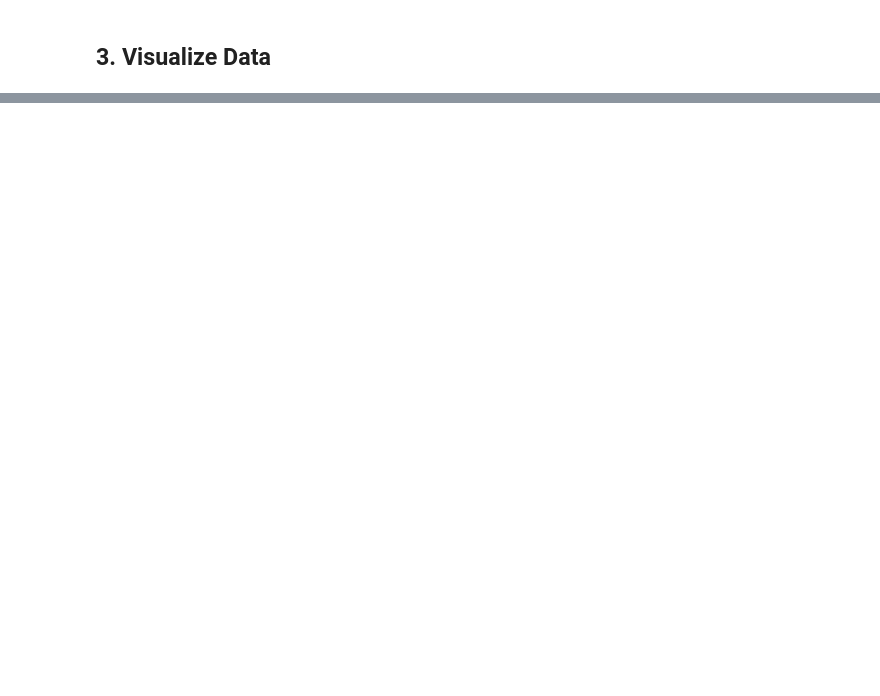
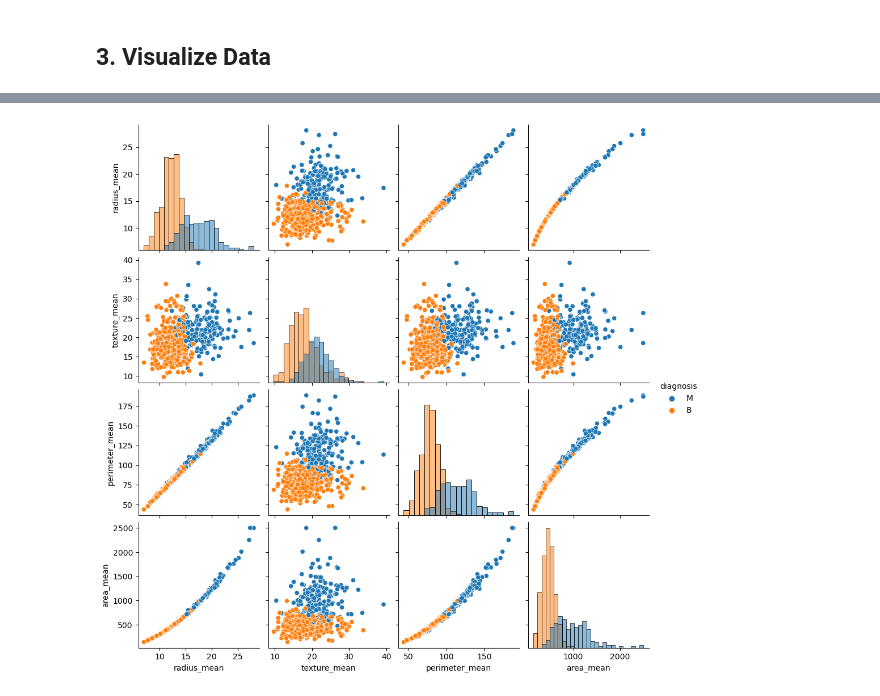
Before and after one commit to William0Friend/machine-learning, a Jupyter notebook: Lab0/Lab00_EDA_Friend_William.ipynb, the cells around one changed output, grey strips where cells are left out. Drawn from its saved outputs; the diff is of its cells as text; code cells hidden in the pictures; blank space fills up the shorter version.

```diff
--- a/Lab0/Lab00_EDA_Friend_William.ipynb
+++ b/Lab0/Lab00_EDA_Friend_William.ipynb
@@ -23,7 +23,7 @@ warnings.filterwarnings('ignore')
 # %%
 # 1.1 read the data into dataframe from the csv file breast_cancer.csv
 # your source code below
-df = pd.read_csv('breast_cancer.csv' #df is equals to the dataframe, and the dataframe is equal to the csv file
+df = pd.read_csv('breast_cancer.csv') #df is equals to the dataframe, and the dataframe is equal to the csv file
 # %%
 # 1.2 Show a few samples of the data  hint: use head().
 # your source code below
@@ -129,25 +204,27 @@ plt.show()
 # %%
 # 3.2: do pairplot for the first five columns in data matrix
 # hint: using seaborn.pairplot, and use hue ='diagnosis'
 # make sure you only extract the first five columns
 
 # your source code below
 
 # I want to make a subset of the dataframe that only has the first 5 columns
 # subset_df is a dataframe that only has the first 5 columns
 # df.iloc[:, :5] means I want all rows, and all columns up to but not including the 5th column
 subset_df = df.iloc[:, :5]
 
 #check to make sure it worked
 #print(subset_df.head())
 
 # With sns.pairplot, I can make a pairplot of the first 5 columns,
 # giving the parameter hue='diagnosis' will color the points based on the diagnosis
 # giving the parameter diag_kind='hist' will make the diagonal plots histograms
 # I could have used the standard curve, but I think the histogram is more informative
 # to change the color palette, I can give the parameter palette='husl' or any other color palettes like 'viridis', 'magma', etc
 # to change the scatter plot to a histogram, I can give the parameter kind='hist', but I prefer the scatter plot
-sns.pairplot(subset_df, hue='diagnosis', palette='magma', kind='hist')
+sns.pairplot(subset_df, hue='diagnosis', diag_kind='hist', kind='scatter')
 
 # badabing badaboom show the plot
 plt.show()
+# %% [output]
+[figure, added]
```
Also changed, not shown: parts of 8 cells of this notebook.
